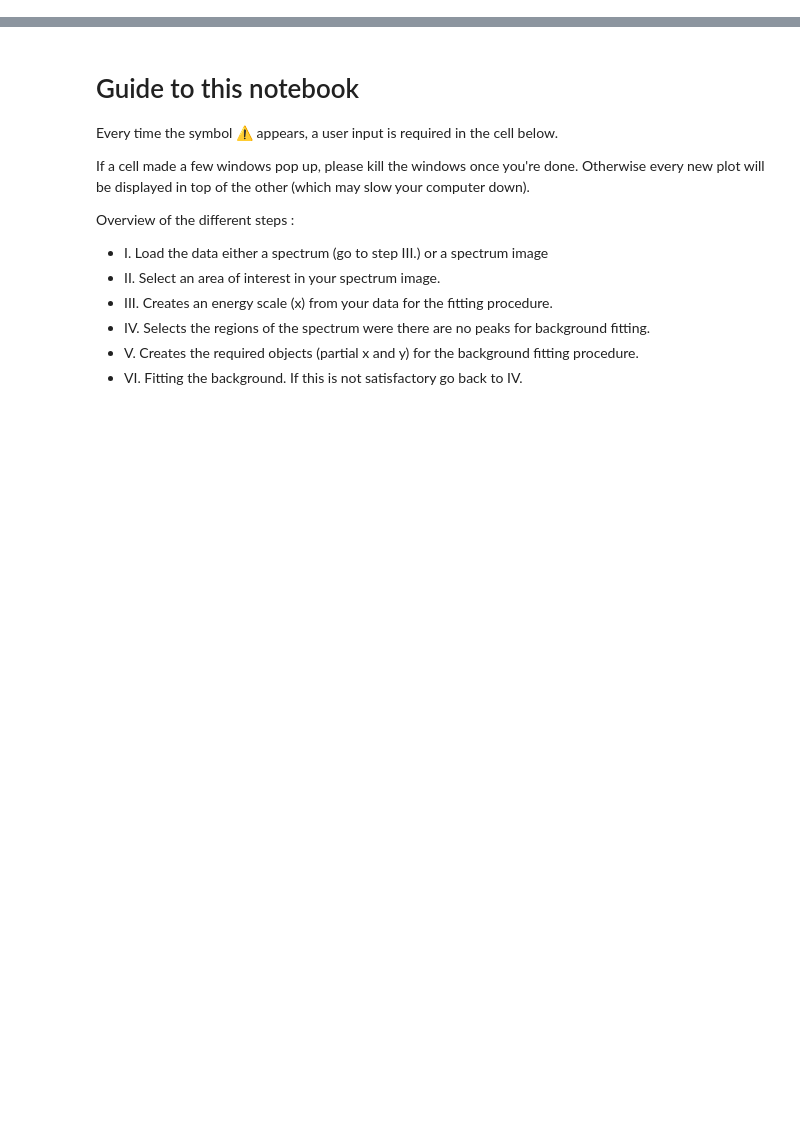
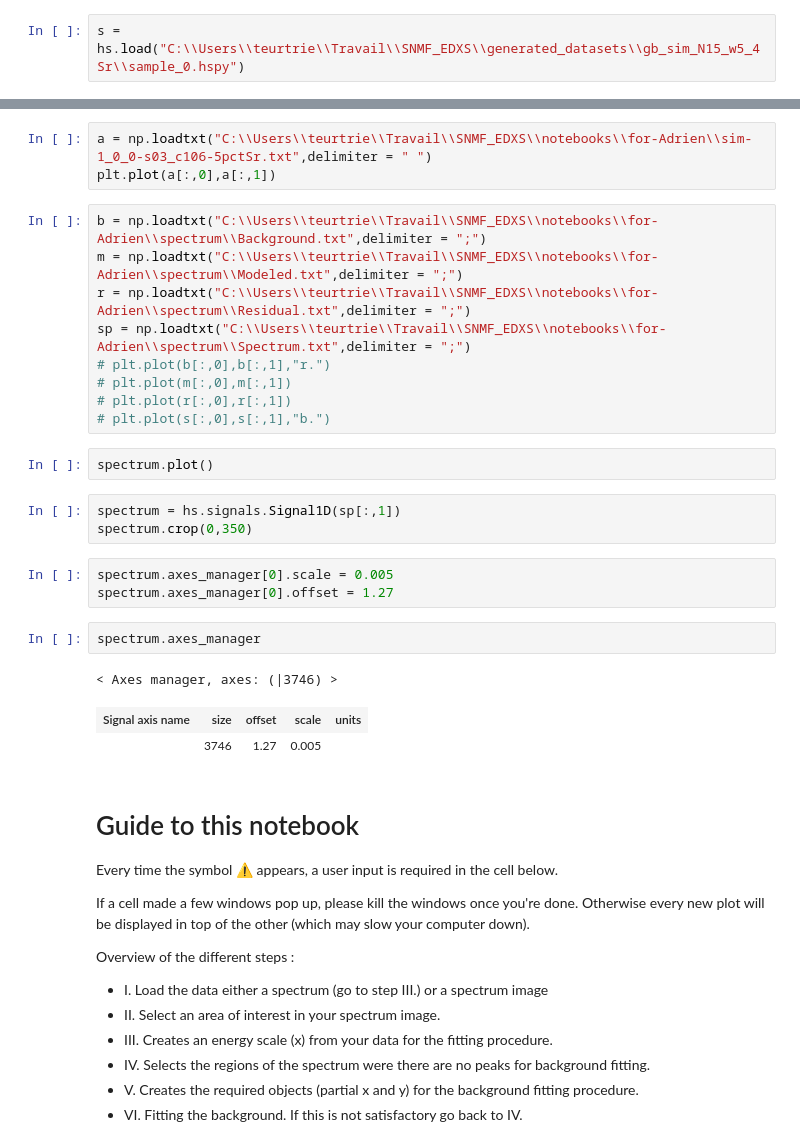
Before and after one commit to adriente/espm, a Jupyter notebook: notebooks/spectrum_fit.ipynb, the cells around one changed output, grey strips where cells are left out. Drawn from its saved outputs; the diff is of its cells as text; blank space fills up the shorter version.

Commit message:
test generate data + temp modif notebooks

```diff
--- a/notebooks/spectrum_fit.ipynb
+++ b/notebooks/spectrum_fit.ipynb
@@ -12,0 +15,2 @@ from snmfem.estimators import NMF
+# %%
+s = hs.load("C:\\Users\\teurtrie\\Travail\\SNMF_EDXS\\generated_datasets\\gb_sim_N15_w5_4Sr\\sample_0.hspy")
@@ -13,3 +129,29 @@ from snmfem.estimators import NMF
+# %%
+a = np.loadtxt("C:\\Users\\teurtrie\\Travail\\SNMF_EDXS\\notebooks\\for-Adrien\\sim-1_0_0-s03_c106-5pctSr.txt",delimiter = " ")
+plt.plot(a[:,0],a[:,1])
+# %%
+b = np.loadtxt("C:\\Users\\teurtrie\\Travail\\SNMF_EDXS\\notebooks\\for-Adrien\\spectrum\\Background.txt",delimiter = ";")
+m = np.loadtxt("C:\\Users\\teurtrie\\Travail\\SNMF_EDXS\\notebooks\\for-Adrien\\spectrum\\Modeled.txt",delimiter = ";")
+r = np.loadtxt("C:\\Users\\teurtrie\\Travail\\SNMF_EDXS\\notebooks\\for-Adrien\\spectrum\\Residual.txt",delimiter = ";")
+sp = np.loadtxt("C:\\Users\\teurtrie\\Travail\\SNMF_EDXS\\notebooks\\for-Adrien\\spectrum\\Spectrum.txt",delimiter = ";")
+# plt.plot(b[:,0],b[:,1],"r.")
+# plt.plot(m[:,0],m[:,1])
+# plt.plot(r[:,0],r[:,1])
+# plt.plot(s[:,0],s[:,1],"b.")
+# %%
+spectrum.plot()
+# %%
+spectrum = hs.signals.Signal1D(sp[:,1])
+spectrum.crop(0,350)
+# %%
+spectrum.axes_manager[0].scale = 0.005
+spectrum.axes_manager[0].offset = 1.27
+# %%
+spectrum.axes_manager
+# %% [output]
+< Axes manager, axes: (|3746) >
+| Signal axis name | size | offset | scale | units |
+|  | 3746 | 1.27 | 0.005 |  |
 # %% [markdown]
 # Guide to this notebook
 
```
Also changed, not shown: parts of 24 cells of this notebook, 10 other files.
